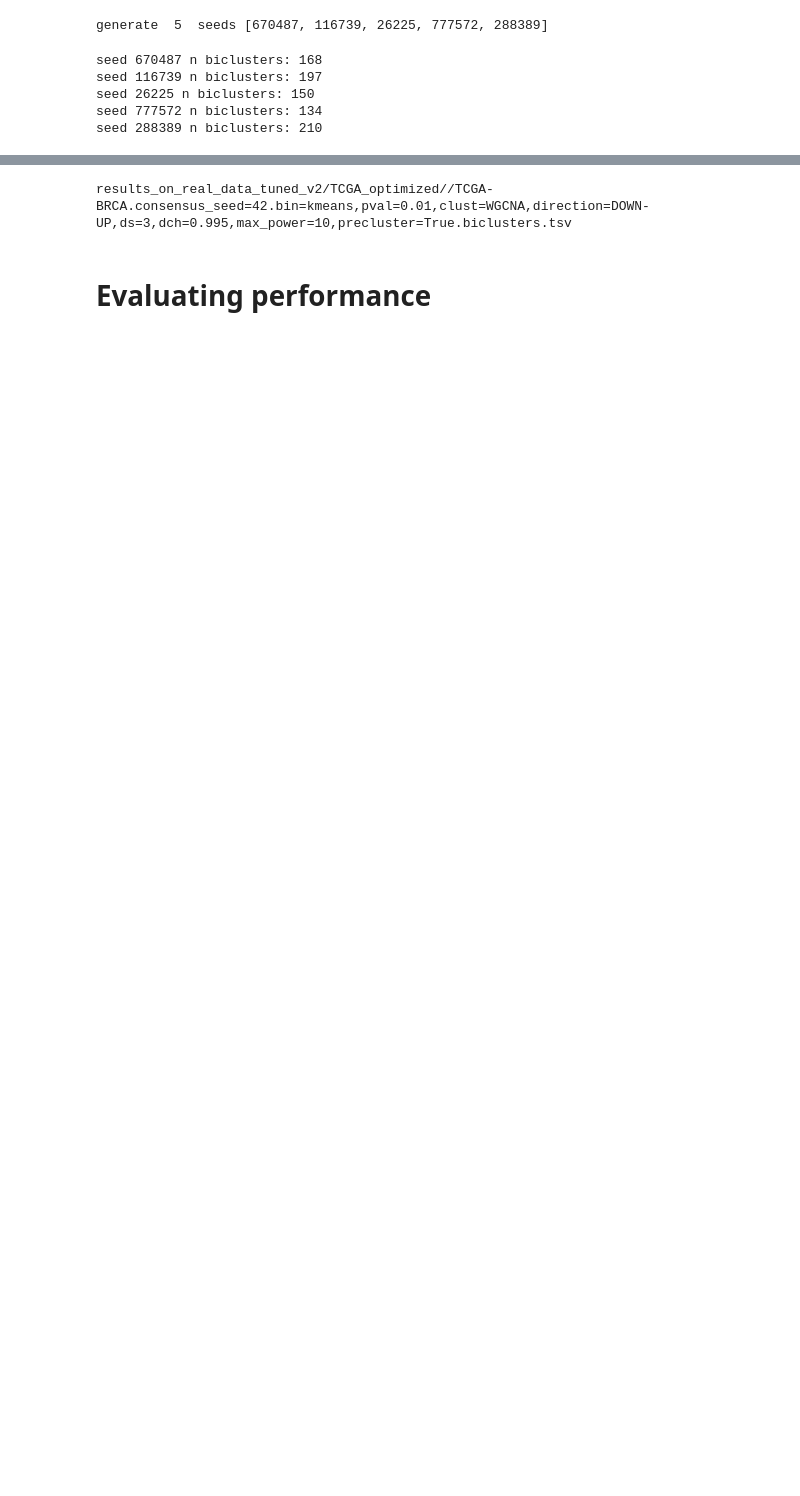
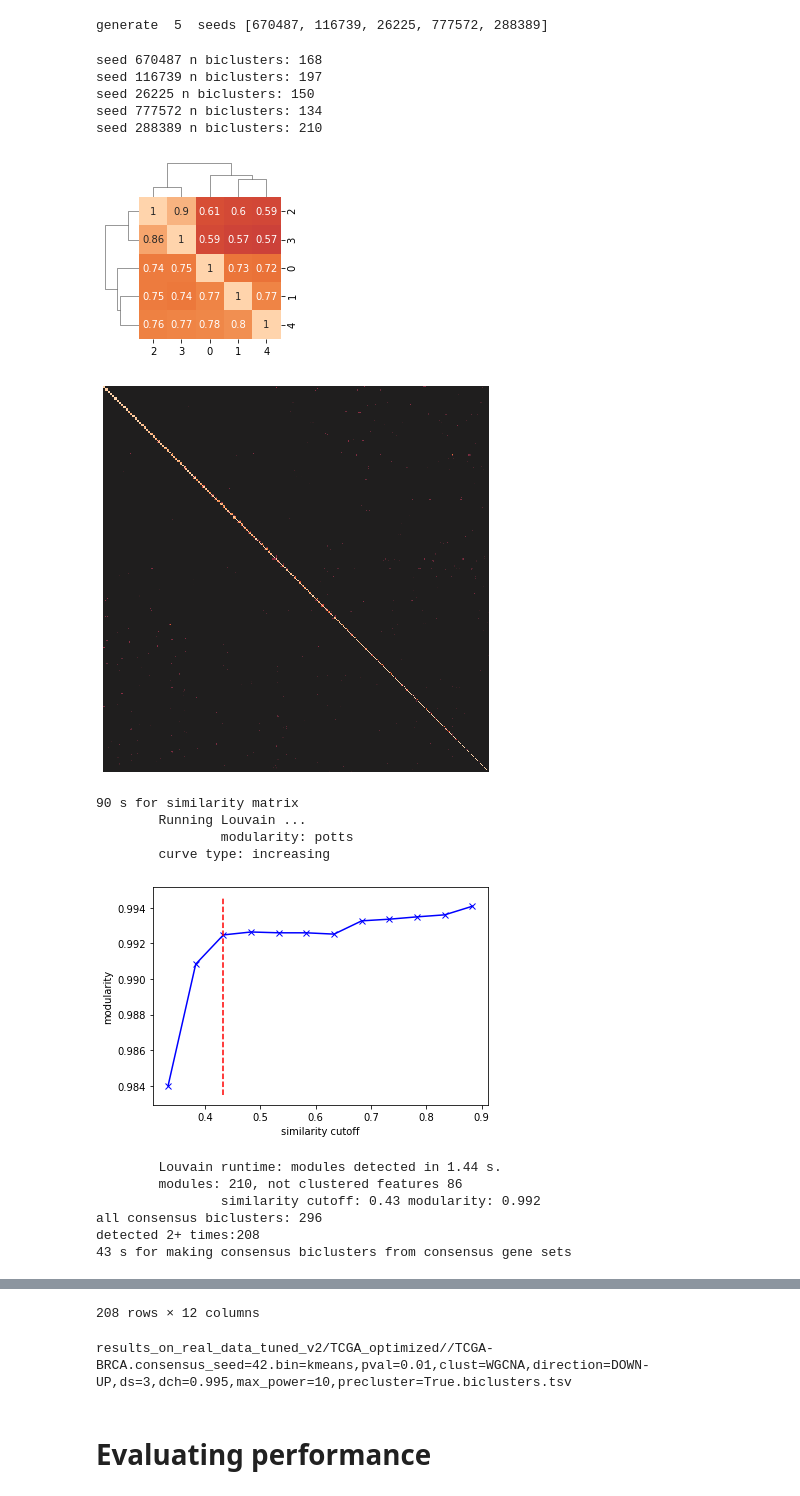
Before and after one commit to ozolotareva/unpast_paper, a Jupyter notebook: consensus.ipynb, the cells around one changed output, grey strips where cells are left out. Drawn from its saved outputs; the diff is of its cells as text; code cells hidden in the pictures; blank space fills up the shorter version.

```diff
--- a/consensus.ipynb
+++ b/consensus.ipynb
@@ -48,7 +43,21 @@ seed 26225 n biclusters: 150
 seed 777572 n biclusters: 134
 seed 288389 n biclusters: 210
 # %%
-consensus_biclusters = make_consensus_biclusters2(biclustering_results, zscore(exprs),
+consensus_biclusters = make_consensus_biclusters(biclustering_results, zscore(exprs),
                                                       seed = cseed,
                                                       verbose = True,
                                                       plot = True)
+# %% [output]
+[figure, added]
+[figure, added]
+90 s for similarity matrix
+        Running Louvain ...
+                modularity: potts
+        curve type: increasing
+[figure, added]
+        Louvain runtime: modules detected in 1.44 s.
+        modules: 210, not clustered features 86
+                similarity cutoff: 0.43 modularity: 0.992
+all consensus biclusters: 296
+detected 2+ times:208
+43 s for making consensus biclusters from consensus gene sets
@@ -55,3 +76,4 @@ consensus_biclusters = make_consensus_biclusters2(biclustering_results, zscore(e
+208 rows × 12 columns
 # %%
 outfname = out_dir+"/"+dataset+".consensus_seed="+str(cseed)+suffix
 print(outfname)
```
Also changed, not shown: parts of 12 cells of this notebook, 2 other files.
